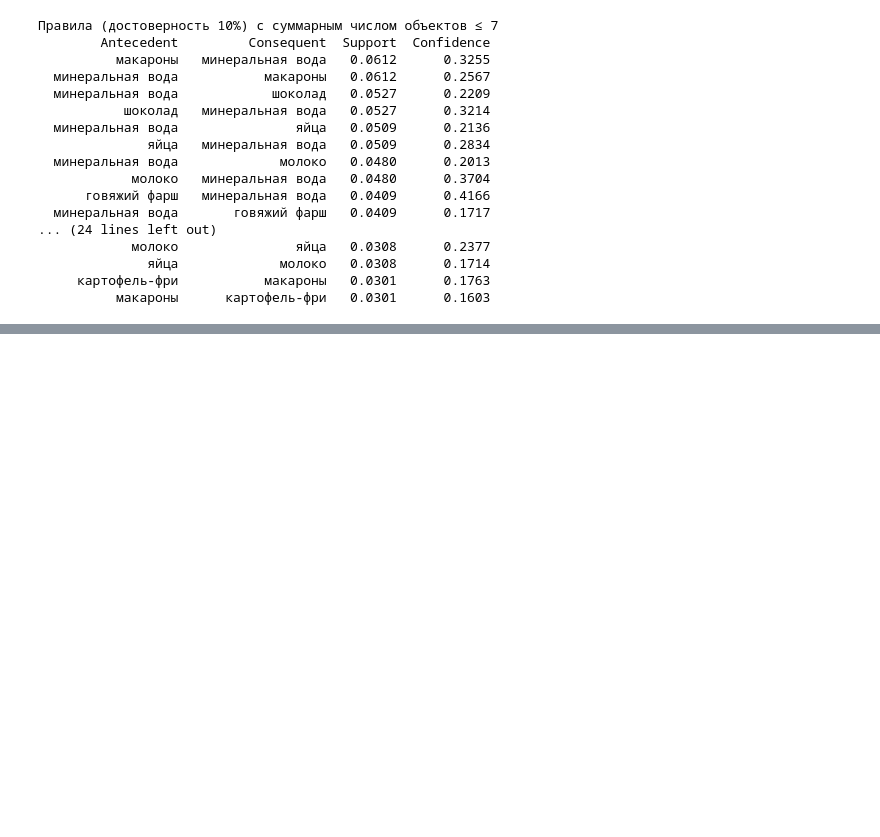
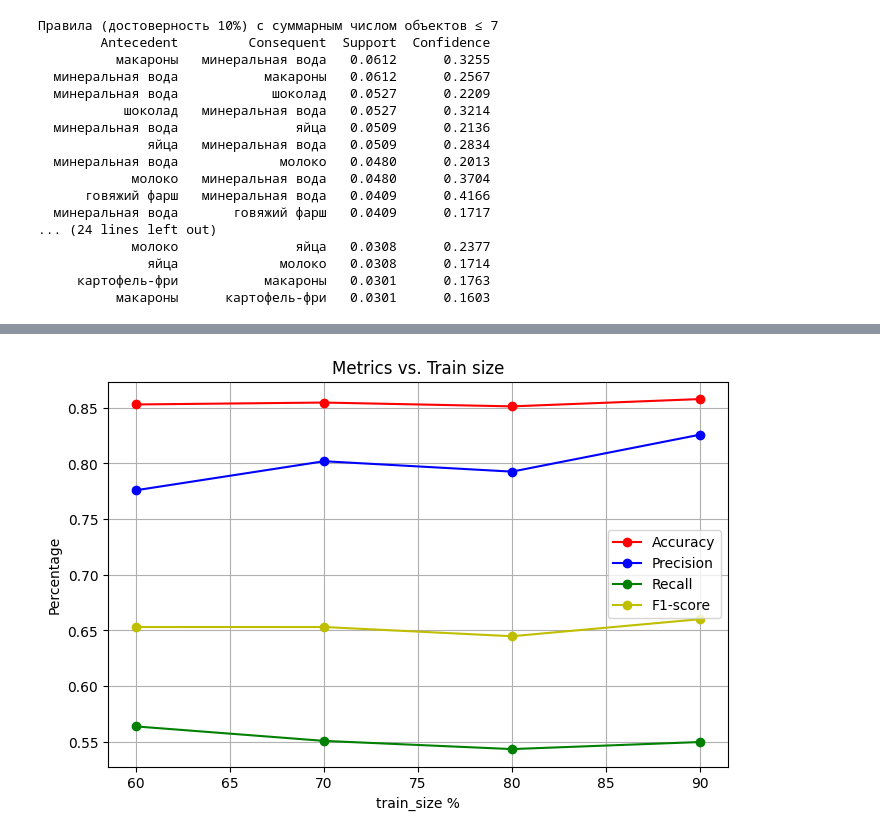
Before and after one commit to lizzzginka/-, a Jupyter notebook: Технологии_аналитической_обработки_информации.ipynb, the cells around one changed output, grey strips where cells are left out. Cells and saved outputs as stored; diff of their text form; code cells hidden in the pictures; blank space fills up the shorter version.

```diff
--- a/Технологии_аналитической_обработки_информации.ipynb
+++ b/Технологии_аналитической_обработки_информации.ipynb
@@ -470,0 +677,15 @@ if __name__ == "__main__":
+# %%
+plt.figure(figsize=(8, 5))
+plt.plot([m[4] for m in metrics_results], [m[0] for m in metrics_results], marker="o", color="r", label="Accuracy")
+plt.plot([m[4] for m in metrics_results], [m[1] for m in metrics_results], marker="o", color="b", label="Precision")
+plt.plot([m[4] for m in metrics_results], [m[2] for m in metrics_results], marker="o", color="g", label="Recall")
+plt.plot([m[4] for m in metrics_results], [m[3] for m in metrics_results], marker="o", color="y", label="F1-score")
+plt.xlabel("train_size %")
+plt.ylabel("Percentage")
+plt.title("Metrics vs. Train size")
+plt.legend()
+plt.grid(True)
+plt.savefig("/content/metrics_vs_train_size.png")
+plt.show()
+# %% [output]
+[figure, added]
```
Also changed, not shown: parts of 30 cells of this notebook.
